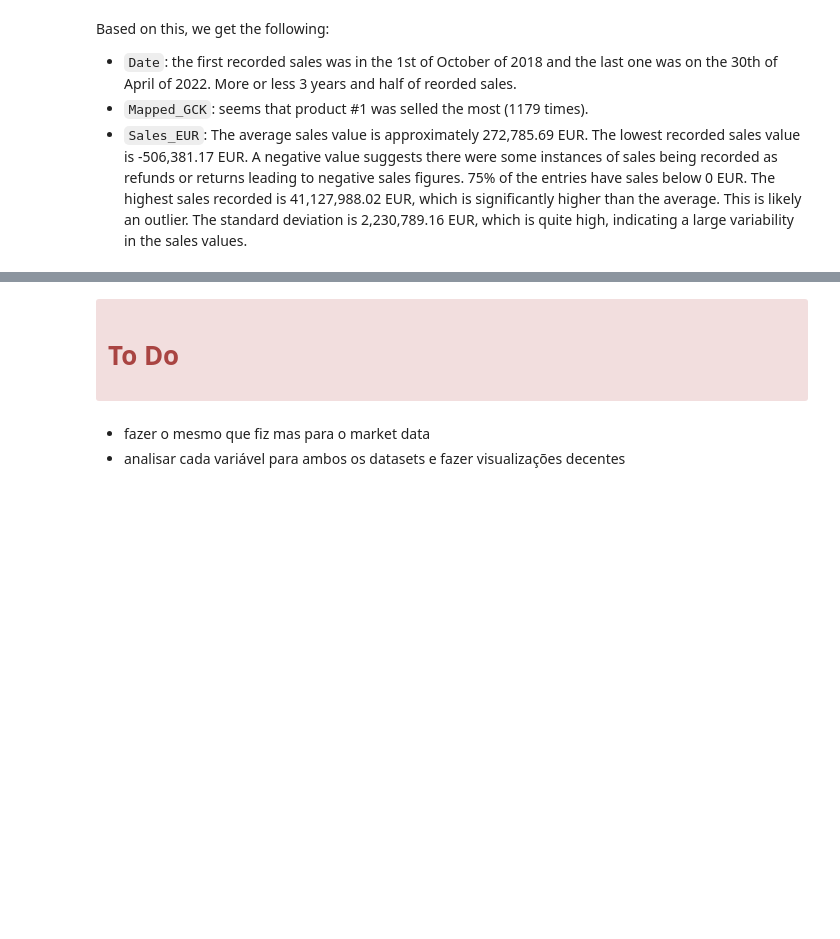
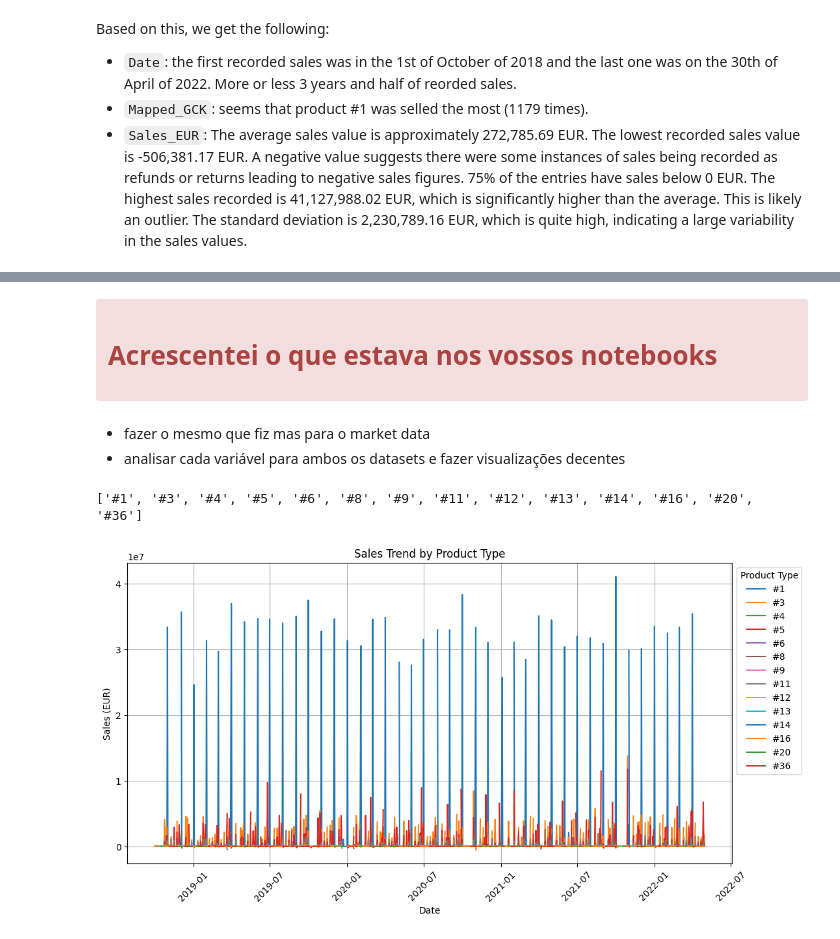
Before and after one commit to MGN19/Siemens-forecast, a Jupyter notebook: explore.ipynb, the cells around one changed output, grey strips where cells are left out. Saved outputs shown, nothing was run; the diff lists cells and outputs as text; code cells hidden in the pictures; blank space fills up the shorter version.

```diff
--- a/explore.ipynb
+++ b/explore.ipynb
@@ -294,7 +425,35 @@ Based on this, we get the following:
 # %% [markdown]
 <div class="alert-danger">
 
-# To Do
+# Acrescentei o que estava nos vossos notebooks
 # %% [markdown]
 - fazer o mesmo que fiz mas para o market data
 - analisar cada variável para ambos os datasets e fazer visualizações decentes
+# %%
+# Unique product groups
+sorted_arr = sorted(sales_data['Mapped_GCK'].unique(), key=lambda x: int(x[1:]))
+print(sorted_arr)
+# %% [output]
+['#1', '#3', '#4', '#5', '#6', '#8', '#9', '#11', '#12', '#13', '#14', '#16', '#20', '#36']
+# %%
+# Pivot, fill NaNs with 0
+pivot_df = sales_data.pivot(index='DATE', columns='Mapped_GCK', values='Sales_EUR')
+
+# Sort index (date)
+pivot_df = pivot_df.sort_index()
+
+# Plot
+plt.figure(figsize=(12, 6))
+for column in sorted_arr:
+    plt.plot(pivot_df.index, pivot_df[column], label=str(column), marker='', linestyle='-')
+
+plt.xlabel('Date')
+plt.ylabel('Sales (EUR)')
+plt.title('Sales Trend by Product Type')
+plt.legend(title='Product Type', loc='upper left', bbox_to_anchor=(1, 1))  # Move legend outside
+plt.grid(True)
+plt.xticks(rotation=45)
+
+plt.show()
+# %% [output]
+[figure, added]
```
Also changed, not shown: parts of 28 cells of this notebook, 1 other file.
